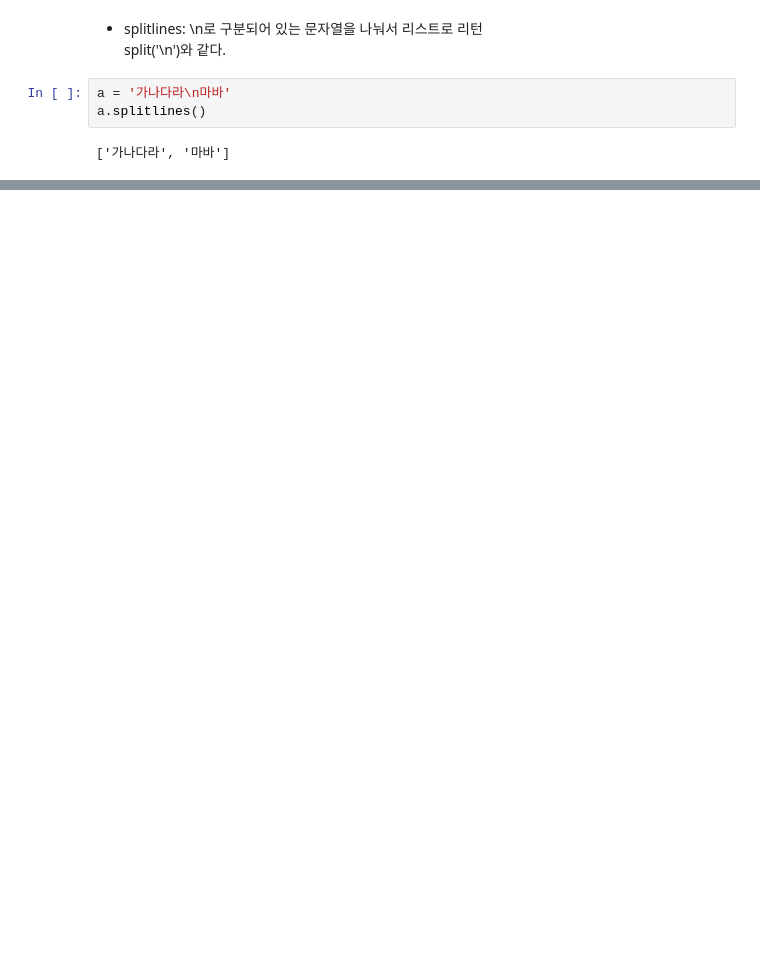
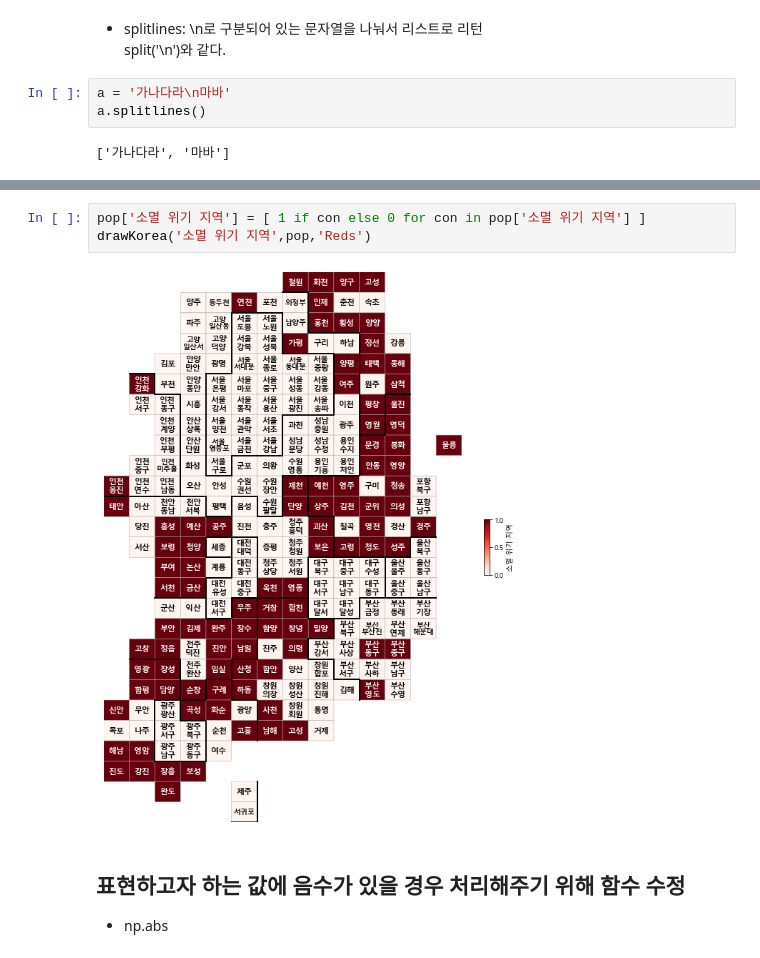
Before and after one commit to beegramin9/Python-DataScience-Hoseo-ProjectData, a Jupyter notebook: Ch5_Cartogram/3_카토그램.ipynb, the cells around one changed output, grey strips where cells are left out. Drawn from its saved outputs; the diff is of its cells as text; blank space fills up the shorter version.

```diff
--- a/Ch5_Cartogram/3_카토그램.ipynb
+++ b/Ch5_Cartogram/3_카토그램.ipynb
@@ -168,0 +328,8 @@ KeyError: 'x'
+# %%
+pop['소멸 위기 지역'] = [ 1 if con else 0 for con in pop['소멸 위기 지역'] ]
+drawKorea('소멸 위기 지역',pop,'Reds')
+# %% [output]
+[figure, added]
+# %% [markdown]
+## 표현하고자 하는 값에 음수가 있을 경우 처리해주기 위해 함수 수정
+- np.abs
```
Also changed, not shown: parts of 39 cells of this notebook, 9 other files.
